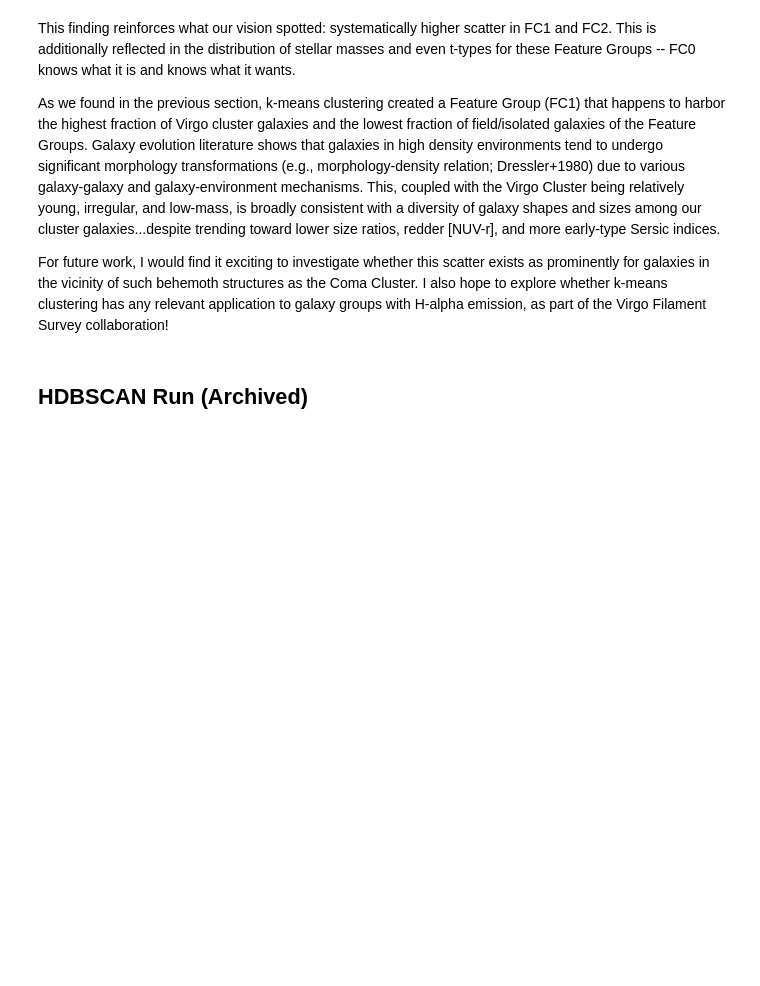
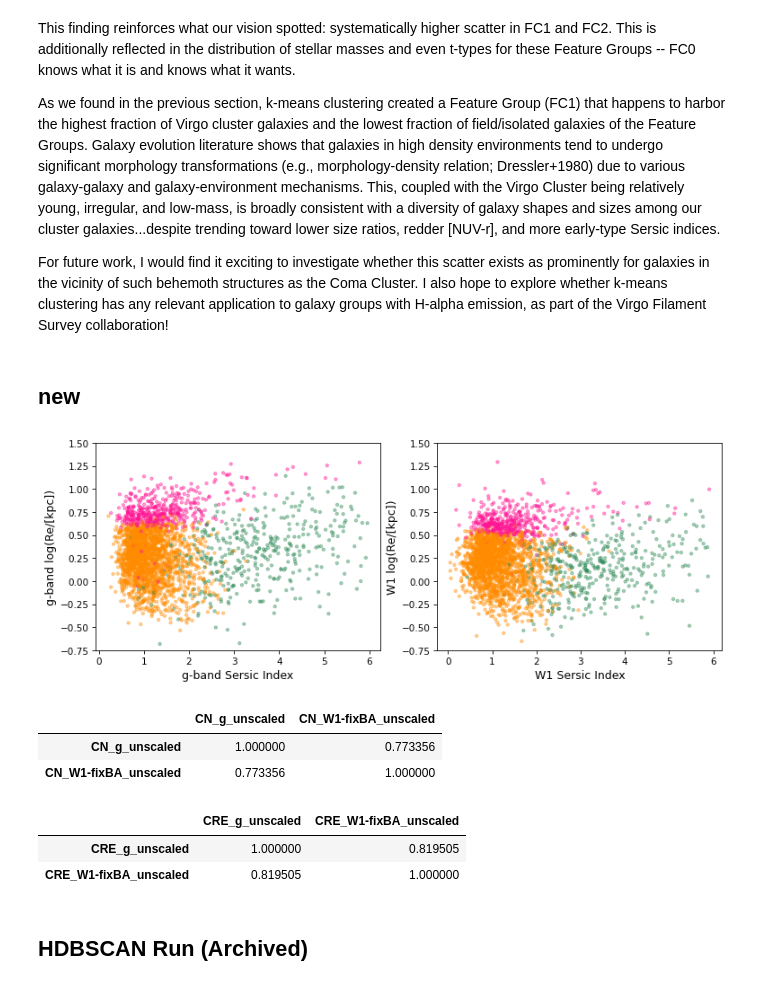
Before and after one commit to gammaspire/machine-learning, a Jupyter notebook: galaxy_feature_clustering/feature_clustering.ipynb, the cells around one changed output. Cells and saved outputs as stored; diff of their text form; code cells hidden in the pictures; blank space fills up the shorter version.

```diff
--- a/galaxy_feature_clustering/feature_clustering.ipynb
+++ b/galaxy_feature_clustering/feature_clustering.ipynb
@@ -571,6 +548,44 @@ This finding reinforces what our vision spotted: systematically higher scatter i
 As we found in the previous section, k-means clustering created a Feature Group (FC1) that happens to harbor the highest fraction of Virgo cluster galaxies and the lowest fraction of field/isolated galaxies of the Feature Groups. Galaxy evolution literature shows that galaxies in high density environments tend to undergo significant morphology transformations (e.g., morphology-density relation; Dressler+1980) due to various galaxy-galaxy and galaxy-environment mechanisms. This, coupled with the Virgo Cluster being relatively young, irregular, and low-mass, is broadly consistent with a diversity of galaxy shapes and sizes among our cluster galaxies...despite trending toward lower size ratios, redder [NUV-r], and more early-type Sersic indices.
 
 For future work, I would find it exciting to investigate whether this scatter exists as prominently for galaxies in the vicinity of such behemoth structures as the Coma Cluster. I also hope to explore whether k-means clustering has any relevant application to galaxy groups with H-alpha emission, as part of the Virgo Filament Survey collaboration!
+# %% [markdown]
+## new
+# %%
+import matplotlib.colors as mcolors
+colors = ['darkorange','seagreen','deeppink']
+cmap = mcolors.ListedColormap(colors)
+
+plt.subplots(1,2,figsize=(12,4))
+plt.subplot(1,2,1)
+plt.scatter(df['CN_g_unscaled'],np.log10(df['CRE_g_unscaled']),s=10,alpha=0.4,c=df['Feature Cluster'],
+           cmap=cmap)
+plt.xlabel('g-band Sersic Index',fontsize=12)
+plt.ylabel('g-band log(Re/[kpc])',fontsize=12)
+plt.ylim(-0.75,1.5)
+
+plt.subplot(1,2,2)
+plt.scatter(df['CN_W1-fixBA_unscaled'],np.log10(df['CRE_W1-fixBA_unscaled']),s=10,alpha=0.4,c=df['Feature Cluster'],
+           cmap=cmap)
+plt.xlabel('W1 Sersic Index',fontsize=12)
+plt.ylabel('W1 log(Re/[kpc])',fontsize=12)
+plt.ylim(-0.75,1.5)
+
+
+plt.show()
+# %% [output]
+[figure, added]
+# %%
+df[['CN_g_unscaled','CN_W1-fixBA_unscaled']].corr()
+# %% [output]
+|  | CN_g_unscaled | CN_W1-fixBA_unscaled |
+| CN_g_unscaled | 1.000000 | 0.773356 |
+| CN_W1-fixBA_unscaled | 0.773356 | 1.000000 |
+# %%
+df[['CRE_g_unscaled','CRE_W1-fixBA_unscaled']].corr()
+# %% [output]
+|  | CRE_g_unscaled | CRE_W1-fixBA_unscaled |
+| CRE_g_unscaled | 1.000000 | 0.819505 |
+| CRE_W1-fixBA_unscaled | 0.819505 | 1.000000 |
 # %% [markdown]
 ## HDBSCAN Run (Archived)
 # %% [markdown]
```
Also changed, not shown: parts of 3 cells of this notebook, 2 other files.
